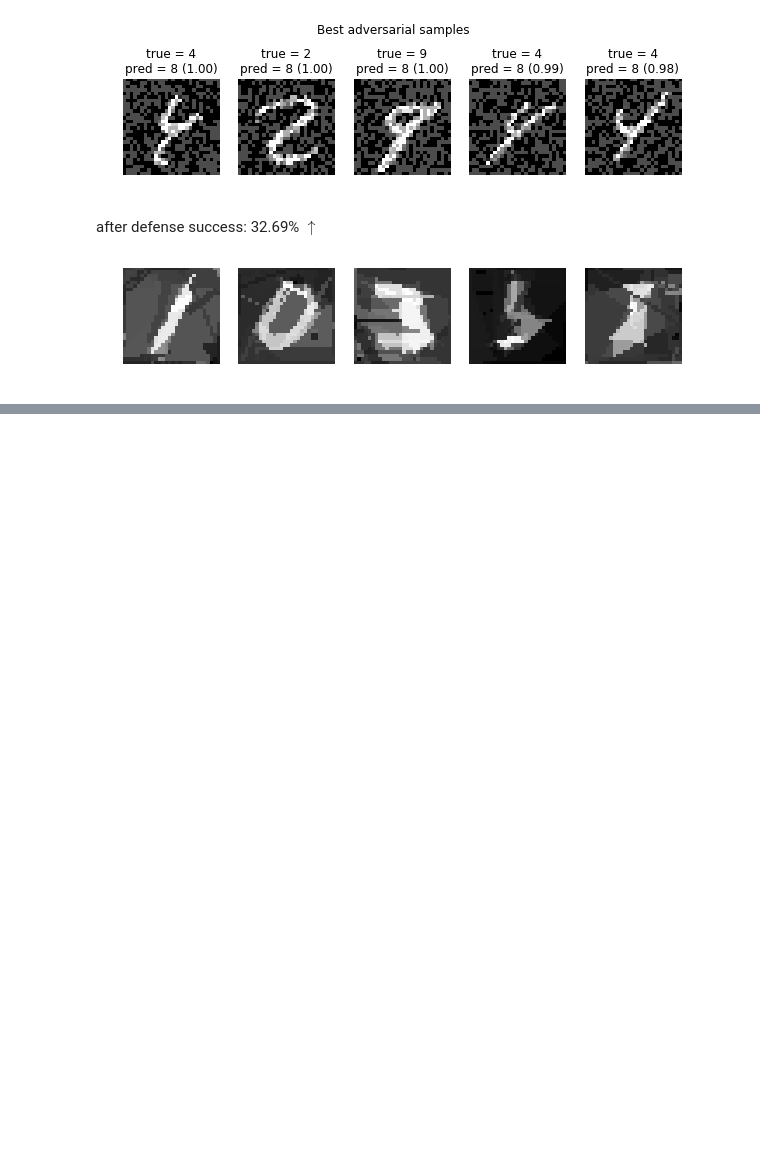
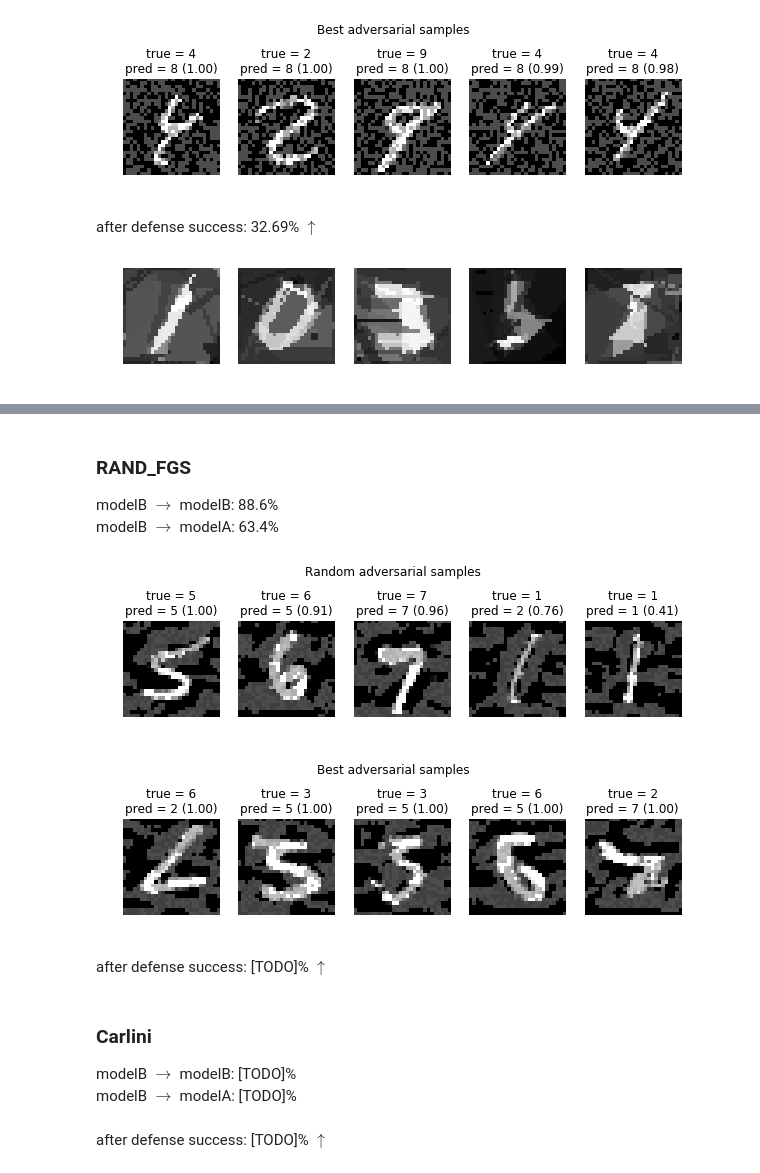
Before and after one commit to trejsu/shaper, a Jupyter notebook: experiments/notebook/adversarial.ipynb, the cells around one changed output, grey strips where cells are left out. Saved outputs shown, nothing was run; the diff lists cells and outputs as text; code cells hidden in the pictures; blank space fills up the shorter version.

```diff
--- a/experiments/notebook/adversarial.ipynb
+++ b/experiments/notebook/adversarial.ipynb
@@ -183,0 +212,13 @@ plot_drawing_defense('baseline-norm-linf-alpha-0.6-targeted-0-adv-samples.npz')
+# %% [markdown]
+### RAND_FGS
+modelB $\rightarrow$ modelB: 88.6%
+modelB $\rightarrow$ modelA: 63.4%
+# %%
+X, Y, pred, prob = load('rand_fgs.npz')
+plot_random(X=X, Y=Y, pred=pred, prob=prob, targeted=False)
+plot_best(X=X, Y=Y, pred=pred, prob=prob, targeted=False)
+# %% [output]
+[figure, added]
+[figure, added]
+# %% [markdown]
+after defense success: [TODO]% $\uparrow$
@@ -183,0 +227,4 @@ plot_drawing_defense('baseline-norm-linf-alpha-0.6-targeted-0-adv-samples.npz')
+# %% [markdown]
+### Carlini
+modelB $\rightarrow$ modelB: [TODO]%
+modelB $\rightarrow$ modelA: [TODO]%
@@ -183,0 +235,2 @@ plot_drawing_defense('baseline-norm-linf-alpha-0.6-targeted-0-adv-samples.npz')
+# %% [markdown]
+after defense success: [TODO]% $\uparrow$
```
Also changed, not shown: parts of 12 cells of this notebook, 24 other files.
